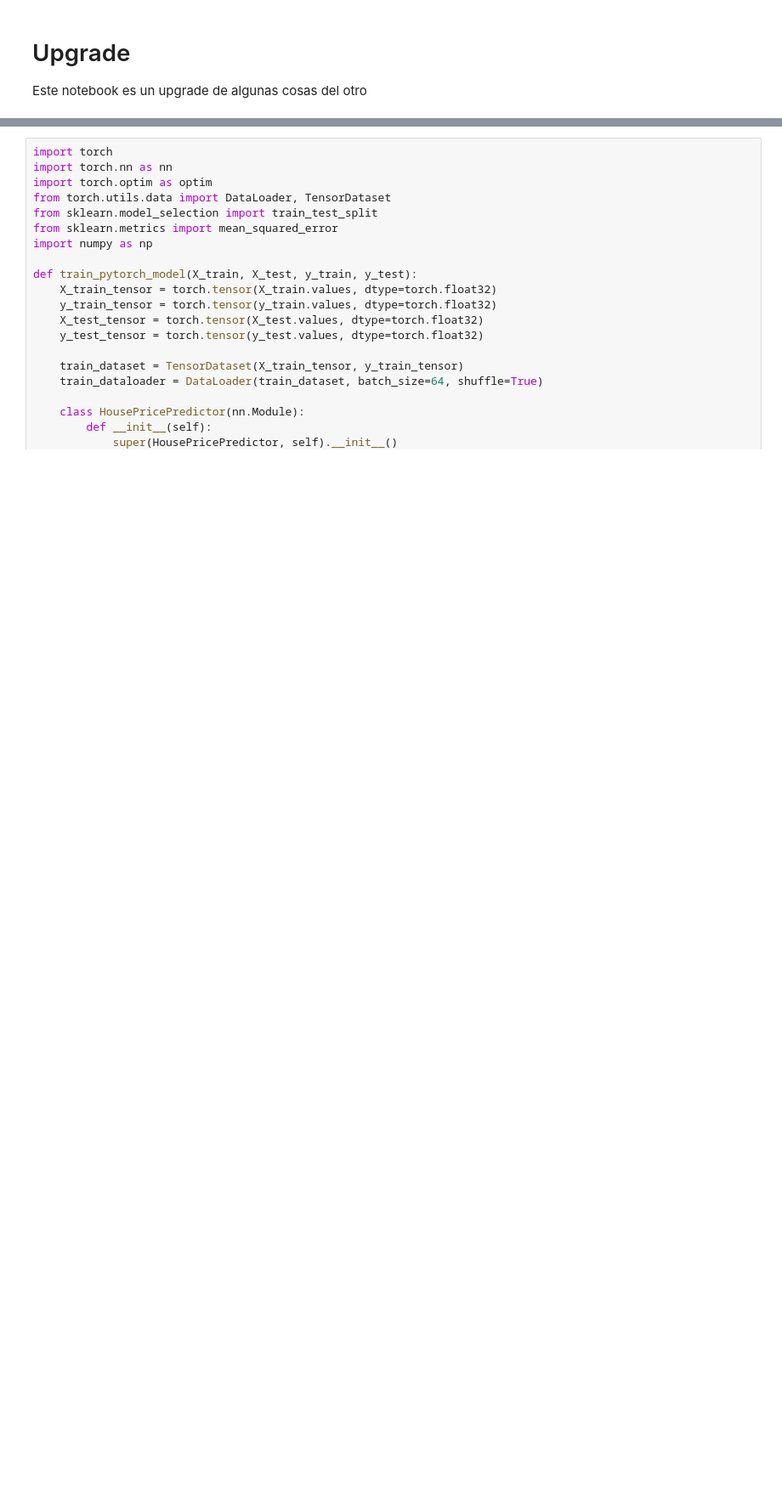
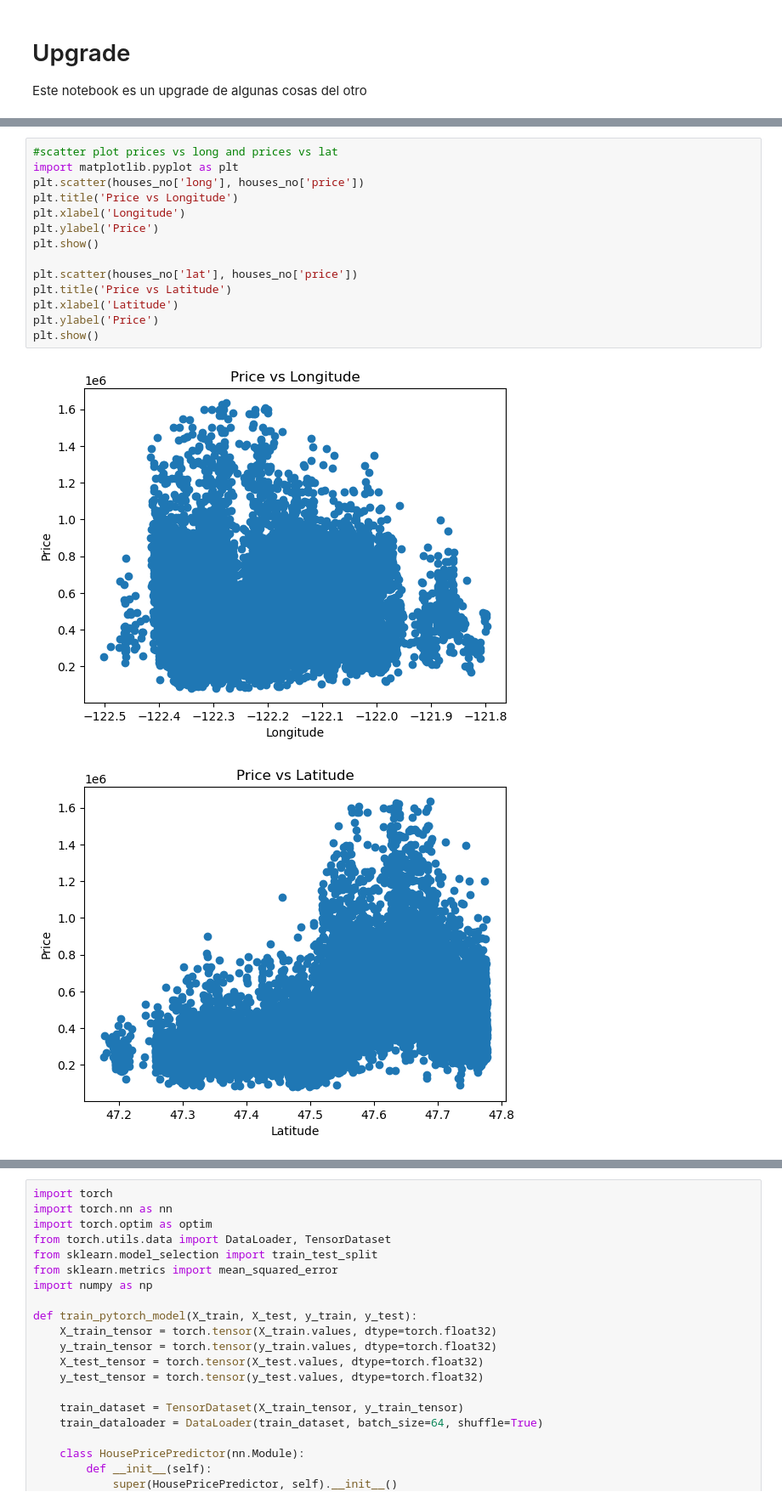
Before and after one commit to EdianBC/Statistical-Study-Seattle-House-Market, a Jupyter notebook: upgrade.ipynb, the cells around one changed output, grey strips where cells are left out. Shown at 85% size. Saved outputs shown, nothing was run; the diff lists cells and outputs as text; blank space fills up the shorter version.

```diff
--- a/upgrade.ipynb
+++ b/upgrade.ipynb
@@ -32,3 +54,20 @@ houses.describe()
+# %%
+#scatter plot prices vs long and prices vs lat
+import matplotlib.pyplot as plt
+plt.scatter(houses_no['long'], houses_no['price'])
+plt.title('Price vs Longitude')
+plt.xlabel('Longitude')
+plt.ylabel('Price')
+plt.show()
+
+plt.scatter(houses_no['lat'], houses_no['price'])
+plt.title('Price vs Latitude')
+plt.xlabel('Latitude')
+plt.ylabel('Price')
+plt.show()
+# %% [output]
+[figure, added]
+[figure, added]
 # %%
 import statsmodels.api as sm
 from sklearn.metrics import mean_squared_error, r2_score
```
Also changed, not shown: parts of 23 cells of this notebook.
